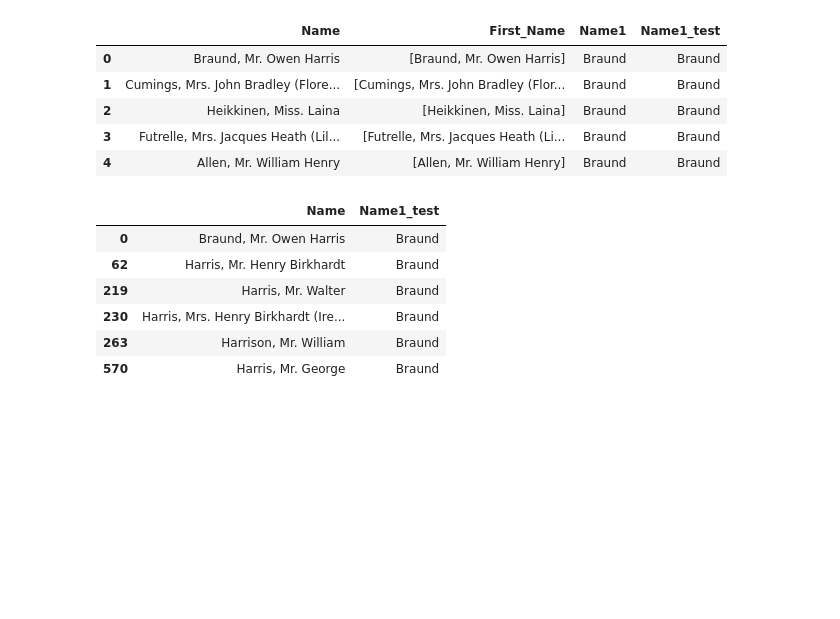
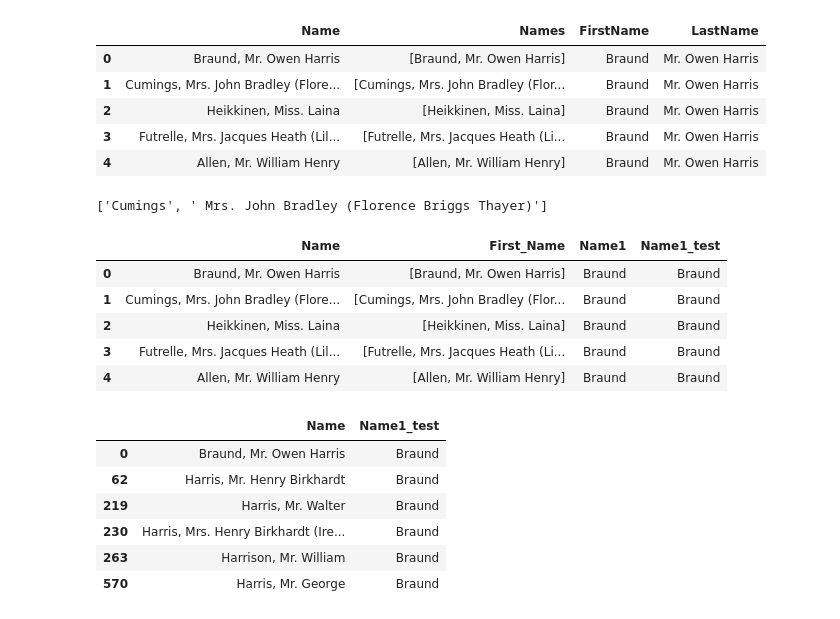
Before and after one commit to Hamzakhalidcs/Notebooks, a Jupyter notebook: map, apply, apply map .ipynb, the cells around one changed output. Cells and saved outputs as stored; diff of their text form; code cells hidden in the pictures; blank space fills up the shorter version.

```diff
--- a/map, apply, apply map .ipynb
+++ b/map, apply, apply map .ipynb
@@ -22,3 +89,16 @@ train["Name1"] = train["First_Name"][0][0]
+# %%
+train[["Name", "Names", "FirstName", "LastName"]].head()
+# %% [output]
+|  | Name | Names | FirstName | LastName |
+| 0 | Braund, Mr. Owen Harris | [Braund, Mr. Owen Harris] | Braund | Mr. Owen Harris |
+| 1 | Cumings, Mrs. John Bradley (Flore... | [Cumings, Mrs. John Bradley (Flor... | Braund | Mr. Owen Harris |
+| 2 | Heikkinen, Miss. Laina | [Heikkinen, Miss. Laina] | Braund | Mr. Owen Harris |
+| 3 | Futrelle, Mrs. Jacques Heath (Lil... | [Futrelle, Mrs. Jacques Heath (Li... | Braund | Mr. Owen Harris |
+| 4 | Allen, Mr. William Henry | [Allen, Mr. William Henry] | Braund | Mr. Owen Harris |
+# %%
+train["Names"].iloc[1]
+# %% [output]
+['Cumings', ' Mrs. John Bradley (Florence Briggs Thayer)']
 # %%
 train[["Name", "First_Name", "Name1", "Name1_test"]].head()
 # %% [output]
```
Also changed, not shown: parts of 15 cells of this notebook, 22 other files.
